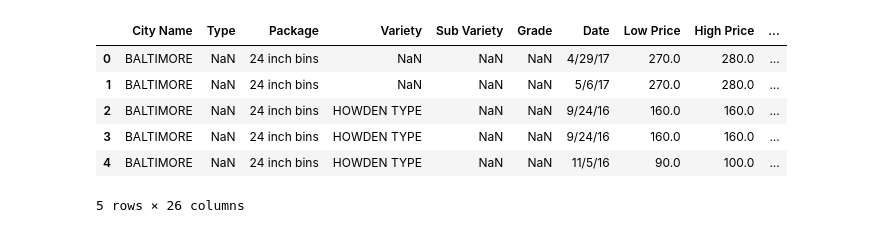
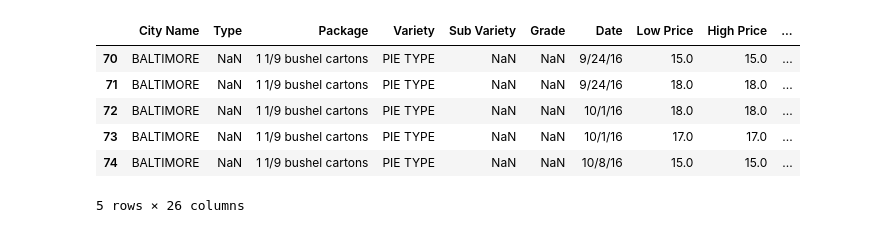
Before and after one commit to trickyrat/ml-tutorials, a Jupyter notebook: regression/read_data.ipynb, the cells around one changed output. Saved outputs shown, nothing was run; the diff lists cells and outputs as text; code cells hidden in the pictures.

```diff
--- a/regression/read_data.ipynb
+++ b/regression/read_data.ipynb
@@ -1,14 +1,15 @@
 # %%
 import pandas as pd
 pumpkins = pd.read_csv('./data/US-pumpkins.csv')
+pumpkins = pumpkins[pumpkins['Package'].str.contains('bushel', case=True, regex=True)]
 pumpkins.head()
 # %% [output]
 |  | City Name | Type | Package | Variety | Sub Variety | Grade | Date | Low Price | High Price | ... |
-| 0 | BALTIMORE | NaN | 24 inch bins | NaN | NaN | NaN | 4/29/17 | 270.0 | 280.0 | ... |
-| 1 | BALTIMORE | NaN | 24 inch bins | NaN | NaN | NaN | 5/6/17 | 270.0 | 280.0 | ... |
-| 2 | BALTIMORE | NaN | 24 inch bins | HOWDEN TYPE | NaN | NaN | 9/24/16 | 160.0 | 160.0 | ... |
-| 3 | BALTIMORE | NaN | 24 inch bins | HOWDEN TYPE | NaN | NaN | 9/24/16 | 160.0 | 160.0 | ... |
-| 4 | BALTIMORE | NaN | 24 inch bins | HOWDEN TYPE | NaN | NaN | 11/5/16 | 90.0 | 100.0 | ... |
+| 70 | BALTIMORE | NaN | 1 1/9 bushel cartons | PIE TYPE | NaN | NaN | 9/24/16 | 15.0 | 15.0 | ... |
+| 71 | BALTIMORE | NaN | 1 1/9 bushel cartons | PIE TYPE | NaN | NaN | 9/24/16 | 18.0 | 18.0 | ... |
+| 72 | BALTIMORE | NaN | 1 1/9 bushel cartons | PIE TYPE | NaN | NaN | 10/1/16 | 18.0 | 18.0 | ... |
+| 73 | BALTIMORE | NaN | 1 1/9 bushel cartons | PIE TYPE | NaN | NaN | 10/1/16 | 17.0 | 17.0 | ... |
+| 74 | BALTIMORE | NaN | 1 1/9 bushel cartons | PIE TYPE | NaN | NaN | 10/8/16 | 15.0 | 15.0 | ... |
 5 rows × 26 columns
 # %%
 pumpkins.isnull().sum()
```
Also changed, not shown: parts of 5 cells of this notebook, 4 other files.
